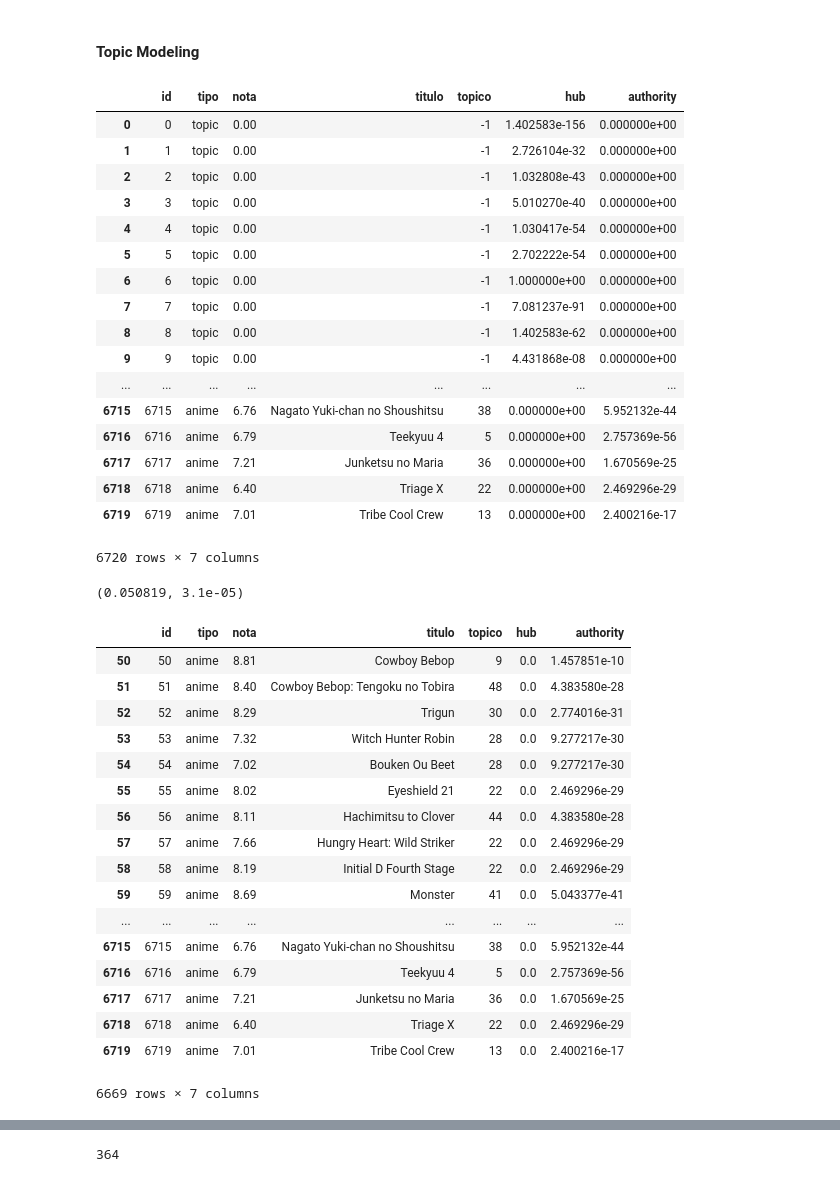
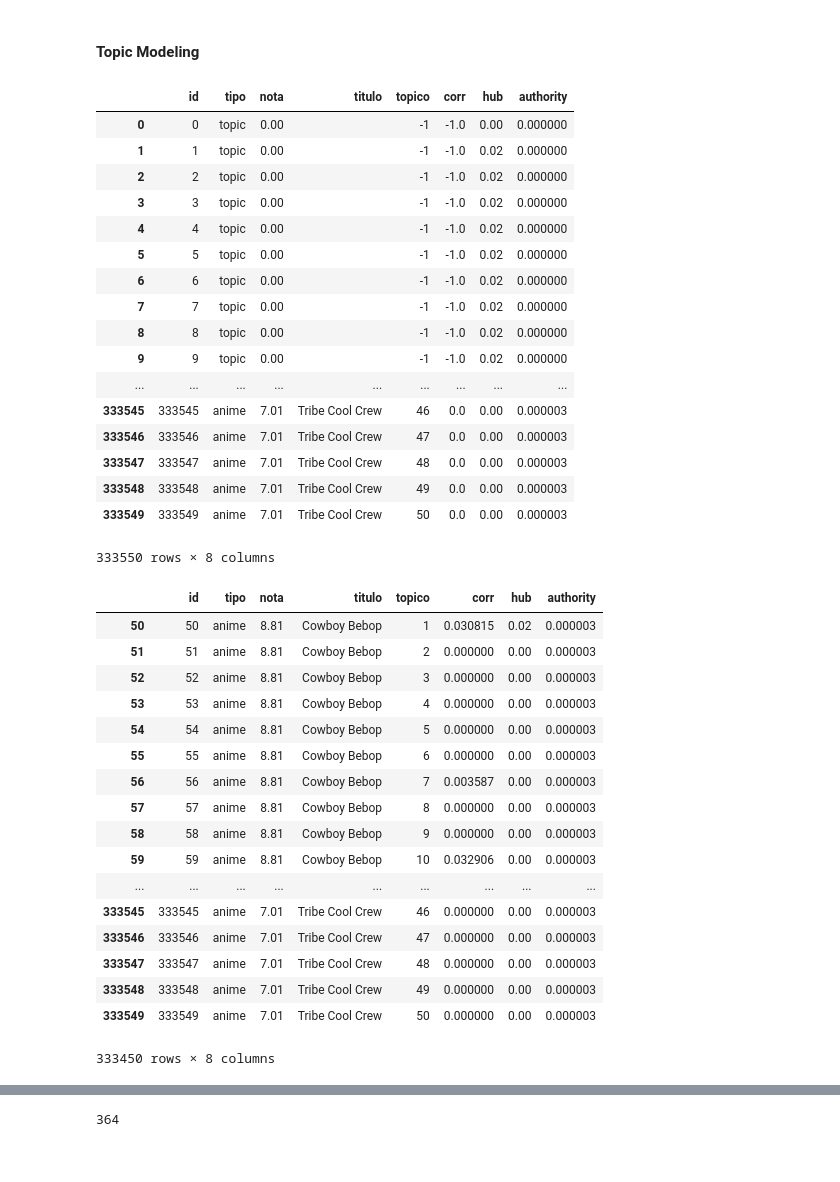
Before and after one commit to juanjorgegarcia/MAL-Social-Network-Analysis, a Jupyter notebook: Untitled.ipynb, the cells around one changed output, grey strips where cells are left out. Drawn from its saved outputs; the diff is of its cells as text; code cells hidden in the pictures.

```diff
--- a/Untitled.ipynb
+++ b/Untitled.ipynb
@@ -46,55 +46,52 @@ g_animetopic.move('bipartite', [n for n in g_animetopic.nodes if g_animetopic.no
 # %%
 g_animetopic.set_nodecol('tipo', 'type')
 g_animetopic.set_nodecol('nota', 'score')
 g_animetopic.set_nodecol('titulo', 'title')
 g_animetopic.set_nodecol('topico', 'topic')
+g_animetopic.set_nodecol('corr', 'corr')
 h, a = nx.hits(g_animetopic)
 g_animetopic.set_nodecol('hub', h)
 g_animetopic.set_nodecol('authority', a)
 g_animetopic.nodeframe
 # %% [output]
-|  | id | tipo | nota | titulo | topico | hub | authority |
-| 0 | 0 | topic | 0.00 |  | -1 | 1.402583e-156 | 0.000000e+00 |
-| 1 | 1 | topic | 0.00 |  | -1 | 2.726104e-32 | 0.000000e+00 |
-| 2 | 2 | topic | 0.00 |  | -1 | 1.032808e-43 | 0.000000e+00 |
-| 3 | 3 | topic | 0.00 |  | -1 | 5.010270e-40 | 0.000000e+00 |
-| 4 | 4 | topic | 0.00 |  | -1 | 1.030417e-54 | 0.000000e+00 |
-| 5 | 5 | topic | 0.00 |  | -1 | 2.702222e-54 | 0.000000e+00 |
-| 6 | 6 | topic | 0.00 |  | -1 | 1.000000e+00 | 0.000000e+00 |
-| 7 | 7 | topic | 0.00 |  | -1 | 7.081237e-91 | 0.000000e+00 |
-| 8 | 8 | topic | 0.00 |  | -1 | 1.402583e-62 | 0.000000e+00 |
-| 9 | 9 | topic | 0.00 |  | -1 | 4.431868e-08 | 0.000000e+00 |
-| ... | ... | ... | ... | ... | ... | ... | ... |
-| 6715 | 6715 | anime | 6.76 | Nagato Yuki-chan no Shoushitsu | 38 | 0.000000e+00 | 5.952132e-44 |
-| 6716 | 6716 | anime | 6.79 | Teekyuu 4 | 5 | 0.000000e+00 | 2.757369e-56 |
-| 6717 | 6717 | anime | 7.21 | Junketsu no Maria | 36 | 0.000000e+00 | 1.670569e-25 |
-| 6718 | 6718 | anime | 6.40 | Triage X | 22 | 0.000000e+00 | 2.469296e-29 |
-| 6719 | 6719 | anime | 7.01 | Tribe Cool Crew | 13 | 0.000000e+00 | 2.400216e-17 |
+|  | id | tipo | nota | titulo | topico | corr | hub | authority |
+| 0 | 0 | topic | 0.00 |  | -1 | -1.0 | 0.00 | 0.000000 |
+| 1 | 1 | topic | 0.00 |  | -1 | -1.0 | 0.02 | 0.000000 |
+| 2 | 2 | topic | 0.00 |  | -1 | -1.0 | 0.02 | 0.000000 |
+| 3 | 3 | topic | 0.00 |  | -1 | -1.0 | 0.02 | 0.000000 |
+| 4 | 4 | topic | 0.00 |  | -1 | -1.0 | 0.02 | 0.000000 |
+| 5 | 5 | topic | 0.00 |  | -1 | -1.0 | 0.02 | 0.000000 |
+| 6 | 6 | topic | 0.00 |  | -1 | -1.0 | 0.02 | 0.000000 |
+| 7 | 7 | topic | 0.00 |  | -1 | -1.0 | 0.02 | 0.000000 |
+| 8 | 8 | topic | 0.00 |  | -1 | -1.0 | 0.02 | 0.000000 |
+| 9 | 9 | topic | 0.00 |  | -1 | -1.0 | 0.02 | 0.000000 |
+| ... | ... | ... | ... | ... | ... | ... | ... | ... |
+| 333545 | 333545 | anime | 7.01 | Tribe Cool Crew | 46 | 0.0 | 0.00 | 0.000003 |
+| 333546 | 333546 | anime | 7.01 | Tribe Cool Crew | 47 | 0.0 | 0.00 | 0.000003 |
+| 333547 | 333547 | anime | 7.01 | Tribe Cool Crew | 48 | 0.0 | 0.00 | 0.000003 |
+| 333548 | 333548 | anime | 7.01 | Tribe Cool Crew | 49 | 0.0 | 0.00 | 0.000003 |
+| 333549 | 333549 | anime | 7.01 | Tribe Cool Crew | 50 | 0.0 | 0.00 | 0.000003 |
-6720 rows × 7 columns
+333550 rows × 8 columns
-# %%
-g_animetopic.cortest_nodes("authority", "nota")
-# %% [output]
-(0.050819, 3.1e-05)
 # %%
 score_filter = g_animetopic.nodeframe.nota != 0.0
 g_animetopic_filter = g_animetopic.nodeframe[score_filter]
 g_animetopic_filter
 # %% [output]
-|  | id | tipo | nota | titulo | topico | hub | authority |
-| 50 | 50 | anime | 8.81 | Cowboy Bebop | 9 | 0.0 | 1.457851e-10 |
-| 51 | 51 | anime | 8.40 | Cowboy Bebop: Tengoku no Tobira | 48 | 0.0 | 4.383580e-28 |
-| 52 | 52 | anime | 8.29 | Trigun | 30 | 0.0 | 2.774016e-31 |
-| 53 | 53 | anime | 7.32 | Witch Hunter Robin | 28 | 0.0 | 9.277217e-30 |
-| 54 | 54 | anime | 7.02 | Bouken Ou Beet | 28 | 0.0 | 9.277217e-30 |
-| 55 | 55 | anime | 8.02 | Eyeshield 21 | 22 | 0.0 | 2.469296e-29 |
-| 56 | 56 | anime | 8.11 | Hachimitsu to Clover | 44 | 0.0 | 4.383580e-28 |
-| 57 | 57 | anime | 7.66 | Hungry Heart: Wild Striker | 22 | 0.0 | 2.469296e-29 |
-| 58 | 58 | anime | 8.19 | Initial D Fourth Stage | 22 | 0.0 | 2.469296e-29 |
-| 59 | 59 | anime | 8.69 | Monster | 41 | 0.0 | 5.043377e-41 |
-| ... | ... | ... | ... | ... | ... | ... | ... |
-| 6715 | 6715 | anime | 6.76 | Nagato Yuki-chan no Shoushitsu | 38 | 0.0 | 5.952132e-44 |
-| 6716 | 6716 | anime | 6.79 | Teekyuu 4 | 5 | 0.0 | 2.757369e-56 |
-| 6717 | 6717 | anime | 7.21 | Junketsu no Maria | 36 | 0.0 | 1.670569e-25 |
-| 6718 | 6718 | anime | 6.40 | Triage X | 22 | 0.0 | 2.469296e-29 |
-| 6719 | 6719 | anime | 7.01 | Tribe Cool Crew | 13 | 0.0 | 2.400216e-17 |
+|  | id | tipo | nota | titulo | topico | corr | hub | authority |
+| 50 | 50 | anime | 8.81 | Cowboy Bebop | 1 | 0.030815 | 0.02 | 0.000003 |
+| 51 | 51 | anime | 8.81 | Cowboy Bebop | 2 | 0.000000 | 0.00 | 0.000003 |
+| 52 | 52 | anime | 8.81 | Cowboy Bebop | 3 | 0.000000 | 0.00 | 0.000003 |
+| 53 | 53 | anime | 8.81 | Cowboy Bebop | 4 | 0.000000 | 0.00 | 0.000003 |
+| 54 | 54 | anime | 8.81 | Cowboy Bebop | 5 | 0.000000 | 0.00 | 0.000003 |
+| 55 | 55 | anime | 8.81 | Cowboy Bebop | 6 | 0.000000 | 0.00 | 0.000003 |
+| 56 | 56 | anime | 8.81 | Cowboy Bebop | 7 | 0.003587 | 0.00 | 0.000003 |
+| 57 | 57 | anime | 8.81 | Cowboy Bebop | 8 | 0.000000 | 0.00 | 0.000003 |
+| 58 | 58 | anime | 8.81 | Cowboy Bebop | 9 | 0.000000 | 0.00 | 0.000003 |
+| 59 | 59 | anime | 8.81 | Cowboy Bebop | 10 | 0.032906 | 0.00 | 0.000003 |
+| ... | ... | ... | ... | ... | ... | ... | ... | ... |
+| 333545 | 333545 | anime | 7.01 | Tribe Cool Crew | 46 | 0.000000 | 0.00 | 0.000003 |
+| 333546 | 333546 | anime | 7.01 | Tribe Cool Crew | 47 | 0.000000 | 0.00 | 0.000003 |
+| 333547 | 333547 | anime | 7.01 | Tribe Cool Crew | 48 | 0.000000 | 0.00 | 0.000003 |
+| 333548 | 333548 | anime | 7.01 | Tribe Cool Crew | 49 | 0.000000 | 0.00 | 0.000003 |
+| 333549 | 333549 | anime | 7.01 | Tribe Cool Crew | 50 | 0.000000 | 0.00 | 0.000003 |
-6669 rows × 7 columns
+333450 rows × 8 columns
```
Also changed, not shown: parts of 3 cells of this notebook, 2 other files.
